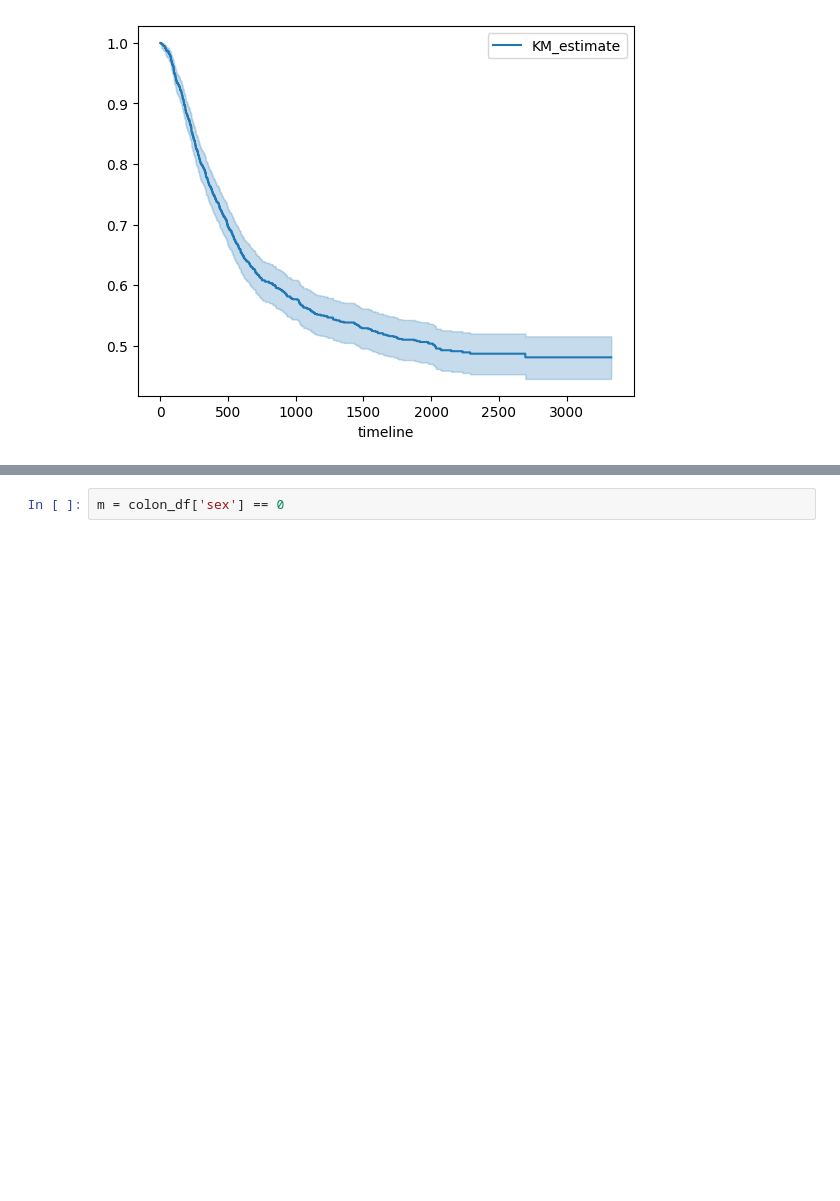
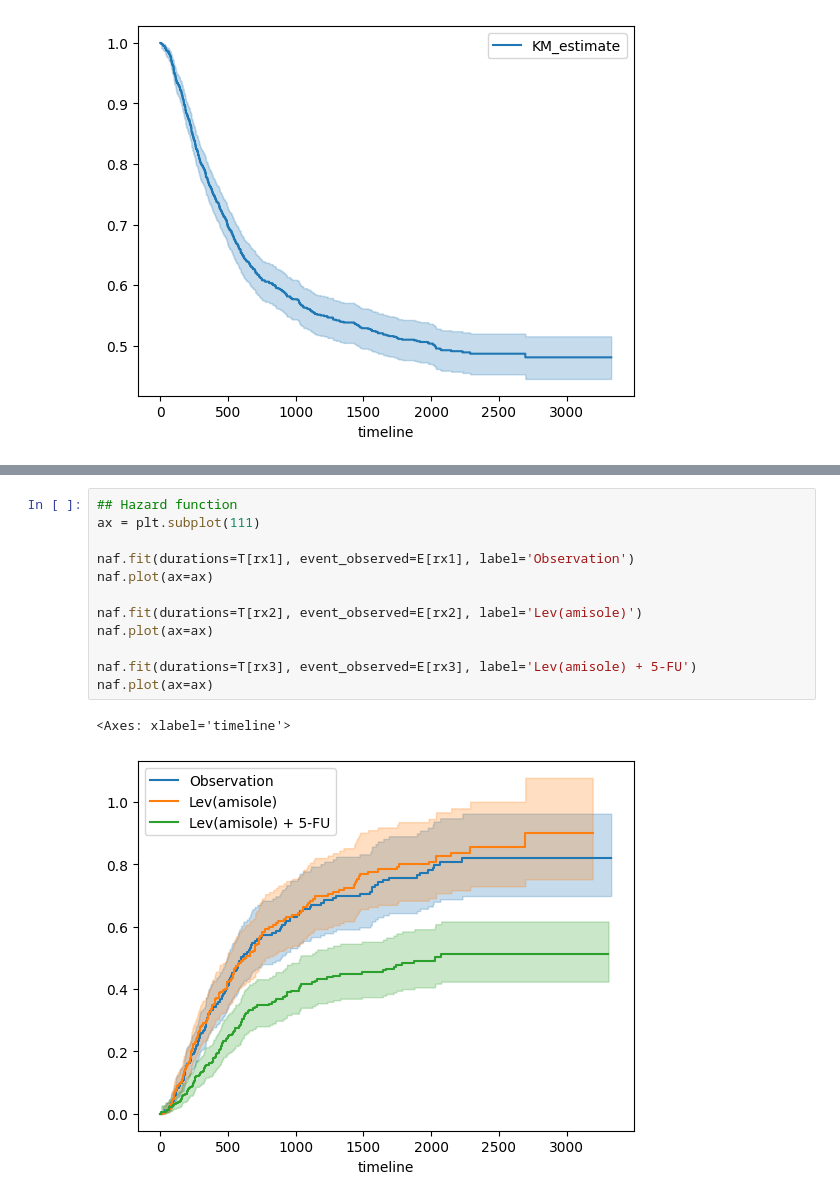
Before and after one commit to pjagiello01/ACT, a Jupyter notebook: survival.ipynb, the cells around one changed output, grey strips where cells are left out. Drawn from its saved outputs; the diff is of its cells as text; blank space fills up the shorter version.

```diff
--- a/survival.ipynb
+++ b/survival.ipynb
@@ -82,5 +132,18 @@ kmf.plot(ax=ax)
 # %% [output]
 <Axes: xlabel='timeline'>
 [figure]
-# %%
-m = colon_df['sex'] == 0
+# %%
+## Hazard function
+ax = plt.subplot(111)
+
+naf.fit(durations=T[rx1], event_observed=E[rx1], label='Observation')
+naf.plot(ax=ax)
+
+naf.fit(durations=T[rx2], event_observed=E[rx2], label='Lev(amisole)')
+naf.plot(ax=ax)
+
+naf.fit(durations=T[rx3], event_observed=E[rx3], label='Lev(amisole) + 5-FU')
+naf.plot(ax=ax)
+# %% [output]
+<Axes: xlabel='timeline'>
+[figure, added]
```
Also changed, not shown: parts of 35 cells of this notebook, 1 other file.
